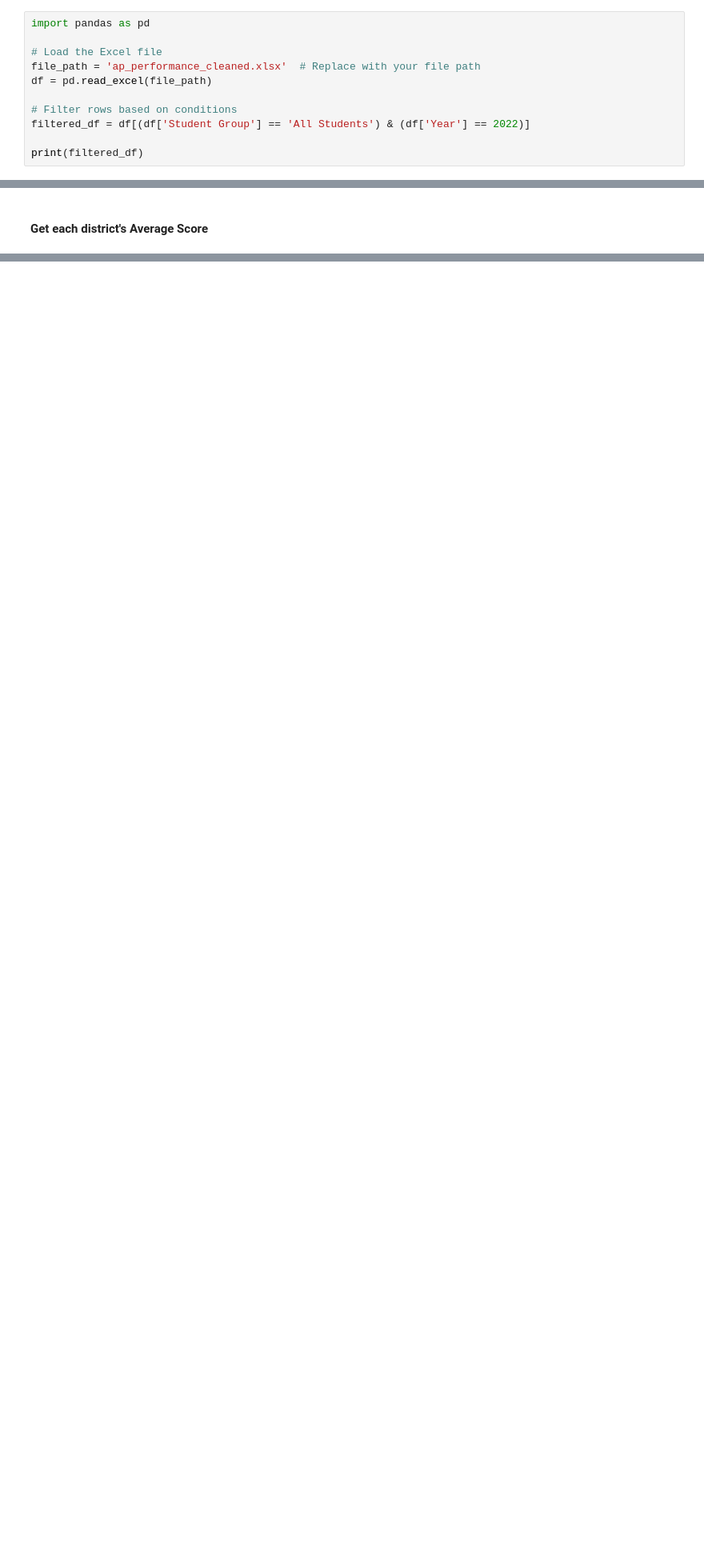
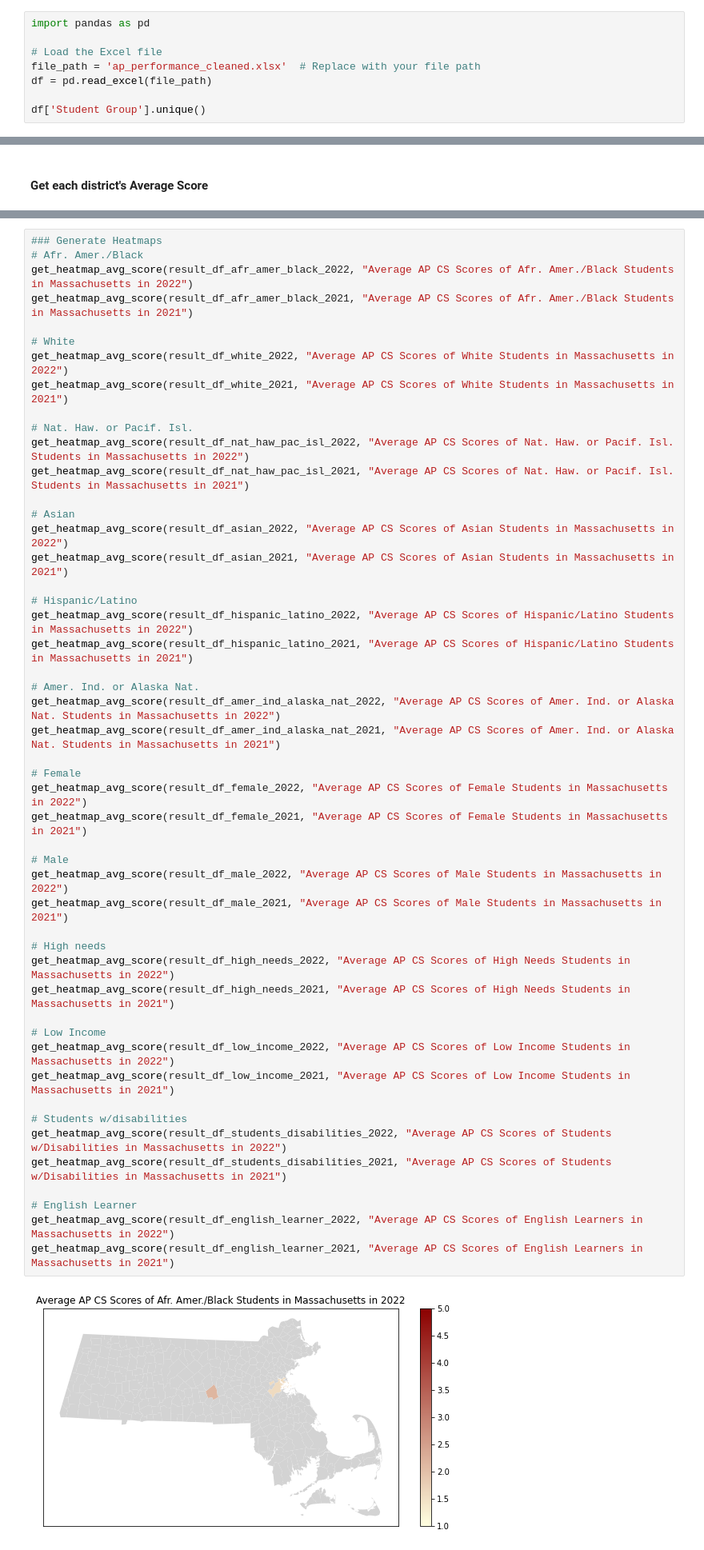
Before and after one commit to changxuan-fan/MA-AP-CS-Analysis, a Jupyter notebook: code/performance_density_maps.ipynb, the cells around one changed output, grey strips where cells are left out. Shown: that part at 80% size. Cells and saved outputs as stored; diff of their text form; blank space fills up the shorter version.

```diff
--- a/code/performance_density_maps.ipynb
+++ b/code/performance_density_maps.ipynb
@@ -7,8 +7,5 @@ import pandas as pd
 file_path = 'ap_performance_cleaned.xlsx'  # Replace with your file path
 df = pd.read_excel(file_path)
 
-# Filter rows based on conditions
-filtered_df = df[(df['Student Group'] == 'All Students') & (df['Year'] == 2022)]
-
-print(filtered_df)
+df['Student Group'].unique()
 # %% [output]
@@ -122,0 +190,51 @@ plt.show()
+# %%
+### Generate Heatmaps
+# Afr. Amer./Black
+get_heatmap_avg_score(result_df_afr_amer_black_2022, "Average AP CS Scores of Afr. Amer./Black Students in Massachusetts in 2022")
+get_heatmap_avg_score(result_df_afr_amer_black_2021, "Average AP CS Scores of Afr. Amer./Black Students in Massachusetts in 2021")
+
+# White
+get_heatmap_avg_score(result_df_white_2022, "Average AP CS Scores of White Students in Massachusetts in 2022")
+get_heatmap_avg_score(result_df_white_2021, "Average AP CS Scores of White Students in Massachusetts in 2021")
+
+# Nat. Haw. or Pacif. Isl.
+get_heatmap_avg_score(result_df_nat_haw_pac_isl_2022, "Average AP CS Scores of Nat. Haw. or Pacif. Isl. Students in Massachusetts in 2022")
+get_heatmap_avg_score(result_df_nat_haw_pac_isl_2021, "Average AP CS Scores of Nat. Haw. or Pacif. Isl. Students in Massachusetts in 2021")
+
+# Asian
+get_heatmap_avg_score(result_df_asian_2022, "Average AP CS Scores of Asian Students in Massachusetts in 2022")
+get_heatmap_avg_score(result_df_asian_2021, "Average AP CS Scores of Asian Students in Massachusetts in 2021")
+
+# Hispanic/Latino
+get_heatmap_avg_score(result_df_hispanic_latino_2022, "Average AP CS Scores of Hispanic/Latino Students in Massachusetts in 2022")
+get_heatmap_avg_score(result_df_hispanic_latino_2021, "Average AP CS Scores of Hispanic/Latino Students in Massachusetts in 2021")
+
+# Amer. Ind. or Alaska Nat.
+get_heatmap_avg_score(result_df_amer_ind_alaska_nat_2022, "Average AP CS Scores of Amer. Ind. or Alaska Nat. Students in Massachusetts in 2022")
+get_heatmap_avg_score(result_df_amer_ind_alaska_nat_2021, "Average AP CS Scores of Amer. Ind. or Alaska Nat. Students in Massachusetts in 2021")
+
+# Female
+get_heatmap_avg_score(result_df_female_2022, "Average AP CS Scores of Female Students in Massachusetts in 2022")
+get_heatmap_avg_score(result_df_female_2021, "Average AP CS Scores of Female Students in Massachusetts in 2021")
+
+# Male
+get_heatmap_avg_score(result_df_male_2022, "Average AP CS Scores of Male Students in Massachusetts in 2022")
+get_heatmap_avg_score(result_df_male_2021, "Average AP CS Scores of Male Students in Massachusetts in 2021")
+
+# High needs
+get_heatmap_avg_score(result_df_high_needs_2022, "Average AP CS Scores of High Needs Students in Massachusetts in 2022")
+get_heatmap_avg_score(result_df_high_needs_2021, "Average AP CS Scores of High Needs Students in Massachusetts in 2021")
+
+# Low Income
+get_heatmap_avg_score(result_df_low_income_2022, "Average AP CS Scores of Low Income Students in Massachusetts in 2022")
+get_heatmap_avg_score(result_df_low_income_2021, "Average AP CS Scores of Low Income Students in Massachusetts in 2021")
+
+# Students w/disabilities
+get_heatmap_avg_score(result_df_students_disabilities_2022, "Average AP CS Scores of Students w/Disabilities in Massachusetts in 2022")
+get_heatmap_avg_score(result_df_students_disabilities_2021, "Average AP CS Scores of Students w/Disabilities in Massachusetts in 2021")
+
+# English Learner
+get_heatmap_avg_score(result_df_english_learner_2022, "Average AP CS Scores of English Learners in Massachusetts in 2022")
+get_heatmap_avg_score(result_df_english_learner_2021, "Average AP CS Scores of English Learners in Massachusetts in 2021")
+# %% [output]
+[figure, added]
```
Also changed, not shown: parts of 10 cells of this notebook, 5 other files.
